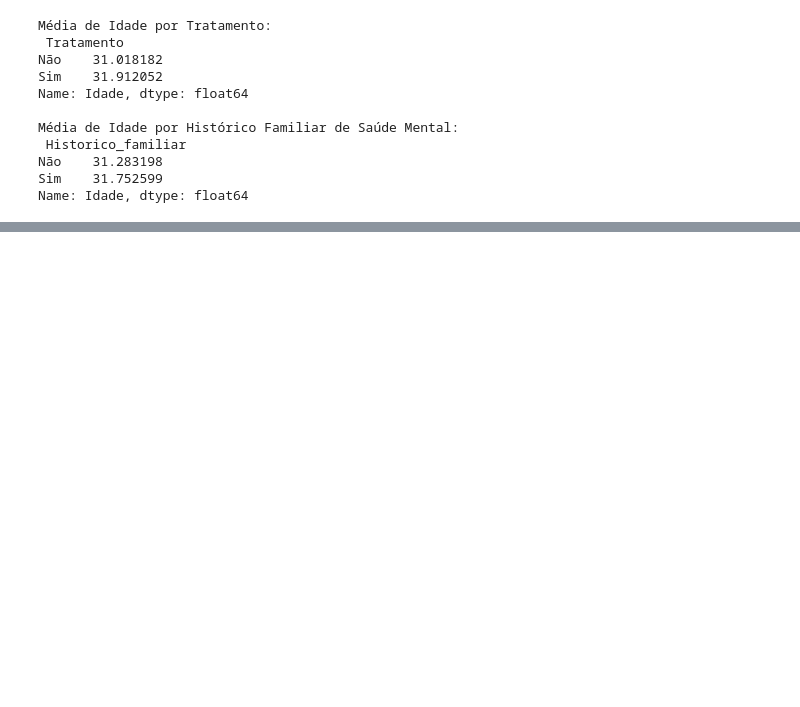
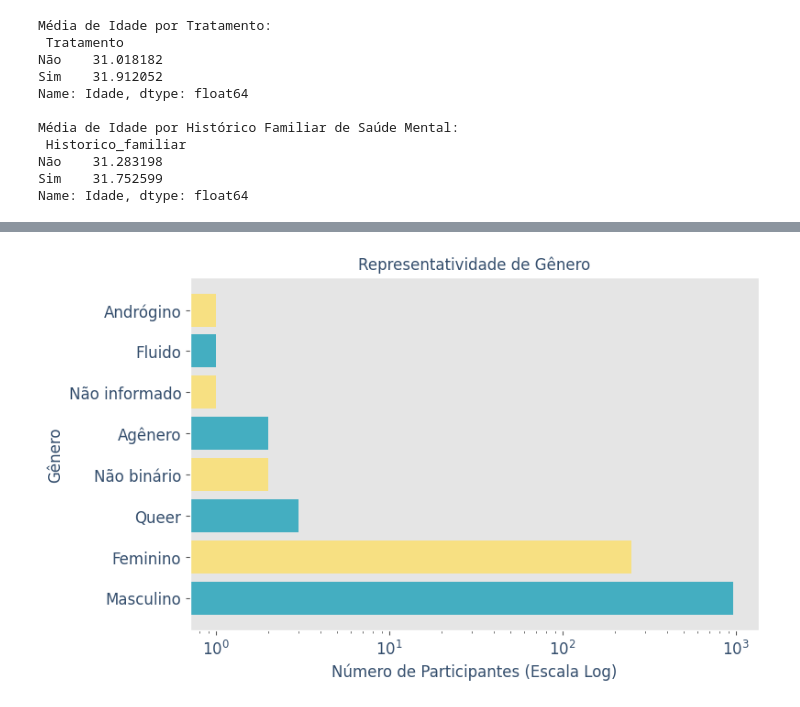
Before and after one commit to Davyeeh/Trabalho-Lab.-CD, a Jupyter notebook: TrabalhoFinal_LAB_C_D_.ipynb, the cells around one changed output, grey strips where cells are left out. Cells and saved outputs as stored; diff of their text form; code cells hidden in the pictures; blank space fills up the shorter version.

```diff
--- a/TrabalhoFinal_LAB_C_D_.ipynb
+++ b/TrabalhoFinal_LAB_C_D_.ipynb
@@ -998,0 +1027,29 @@ Name: Idade, dtype: float64
+# %%
+# Contar a quantidade de participantes por gênero
+genero_counts = dados['Genero'].value_counts()
+
+# Definir cores personalizadas
+cores = ['#0097B2', '#FFDE59']  # Ajuste conforme necessário
+
+# Criar o gráfico de barras com escala logarítmica para que todos os gêneros estejam visíveis no gráfico pois em alguns deles há uma baixa quantidade de representantes, e em uma escala de contagem normal eles ficariam imperceptíveis de se enxergar na vizualização
+plt.figure(figsize=(8, 5))
+plt.barh(genero_counts.index, genero_counts.values, color=cores, alpha=0.7)
+
+# Aplicar escala logarítmica ao eixo X
+plt.xscale('log')
+
+# Adicionar rótulos e título com fonte personalizada
+font_style = {'family': 'DejaVu Sans', 'size': 12, 'color': '#334D6C'}
+plt.xlabel('Número de Participantes (Escala Log)', fontdict=font_style)
+plt.ylabel('Gênero', fontdict=font_style)
+plt.grid(False)
+plt.title('Representatividade de Gênero', fontdict=font_style)
+
+# Aplicar o mesmo estilo aos números dos eixos
+plt.xticks(fontname='DejaVu Sans', fontsize=12, color='#334D6C')
+plt.yticks(fontname='DejaVu Sans', fontsize=12, color='#334D6C')
+
+# Exibir o gráfico
+plt.show()
+# %% [output]
+[figure, added]
```
Also changed, not shown: parts of 13 cells of this notebook.
